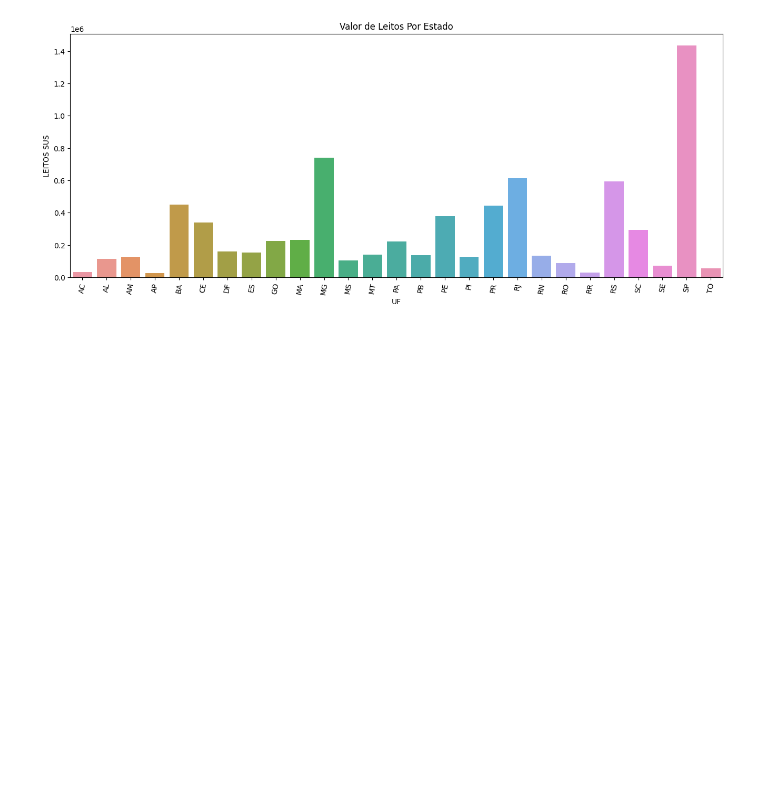
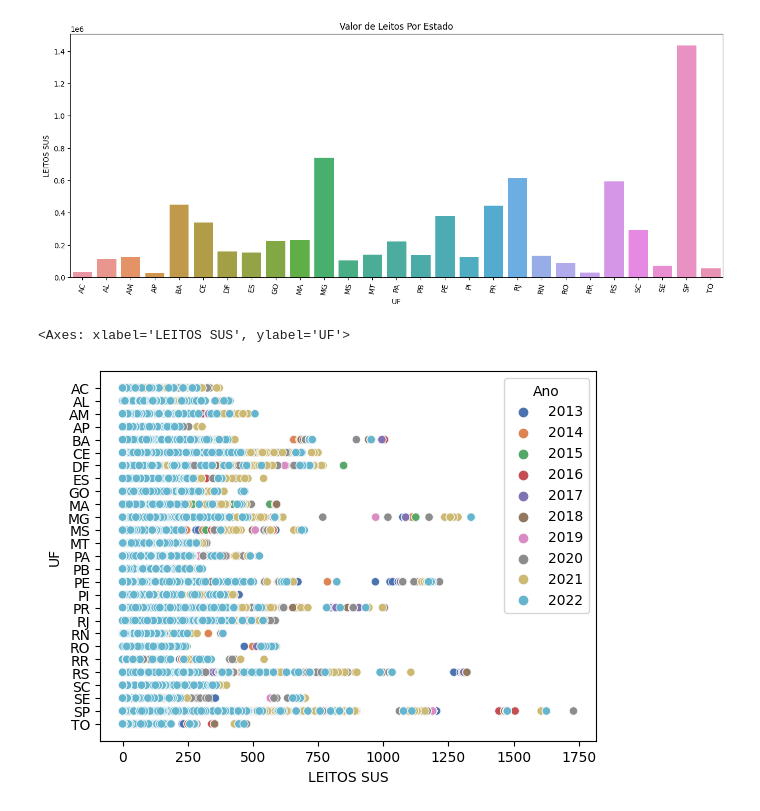
Before and after one commit to TonnBH/APPML_Projects, a Jupyter notebook: sus_project.ipynb, the cells around one changed output. Drawn from its saved outputs; the diff is of its cells as text; code cells hidden in the pictures; blank space fills up the shorter version.

```diff
--- a/sus_project.ipynb
+++ b/sus_project.ipynb
@@ -294,3 +316,8 @@ plt.xticks(rotation = 80)
 plt.show()
 # %% [output]
 [figure]
+# %%
+sns.scatterplot(data = df_leitos, x="LEITOS SUS", y="UF", hue="Ano",  palette="deep")
+# %% [output]
+<Axes: xlabel='LEITOS SUS', ylabel='UF'>
+[figure, added]
```
Also changed, not shown: parts of 2 cells of this notebook.
